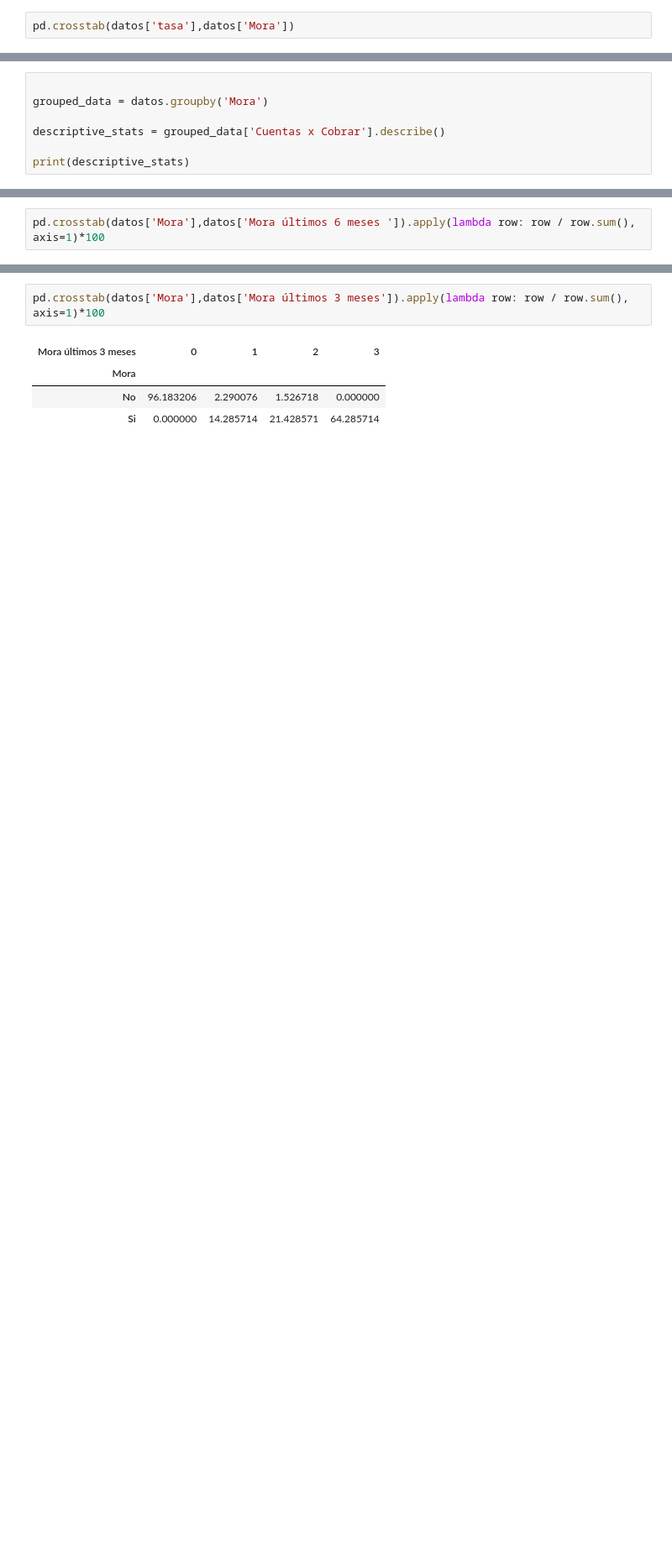
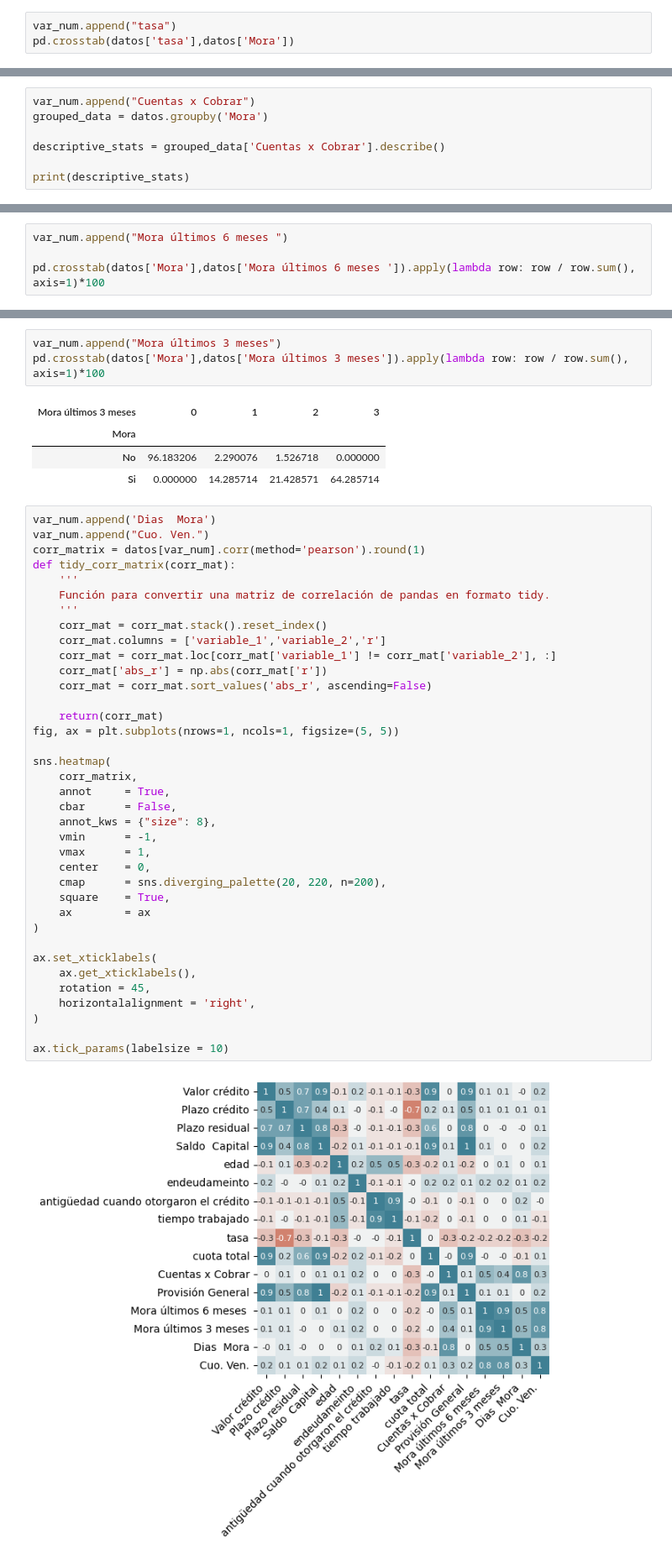
Before and after one commit to wicalo/ProyectoAna, a Jupyter notebook: Codigo/RegresionLogistica.ipynb, the cells around one changed output, grey strips where cells are left out. Shown: that part at 84% size. Saved outputs shown, nothing was run; the diff lists cells and outputs as text; blank space fills up the shorter version.

```diff
--- a/Codigo/RegresionLogistica.ipynb
+++ b/Codigo/RegresionLogistica.ipynb
@@ -205,6 +205,7 @@ plt.show()
 # %% [output]
 [figure]
 # %%
+var_num.append("tasa")
 pd.crosstab(datos['tasa'],datos['Mora'])
 # %% [output]
 | Mora | No | Si |
@@ -228,7 +229,7 @@ plt.show()
 # %% [output]
 [figure]
 # %%
-
+var_num.append("Cuentas x Cobrar")
 grouped_data = datos.groupby('Mora')
 
 descriptive_stats = grouped_data['Cuentas x Cobrar'].describe()
@@ -255,6 +256,8 @@ plt.show()
 # %% [output]
 [figure]
 # %%
+var_num.append("Mora últimos 6 meses ")
+
 pd.crosstab(datos['Mora'],datos['Mora últimos 6 meses ']).apply(lambda row: row / row.sum(), axis=1)*100
 # %% [output]
 | Mora últimos 6 meses | 0 | 1 | 2 | 3 | 4 | 5 | 6 |
@@ -262,9 +265,49 @@ pd.crosstab(datos['Mora'],datos['Mora últimos 6 meses ']).apply(lambda row: row
 | No | 90.839695 | 5.343511 | 1.526718 | 2.290076 | 0.000000 | 0.000000 | 0.000000 |
 | Si | 0.000000 | 0.000000 | 21.428571 | 21.428571 | 7.142857 | 7.142857 | 42.857143 |
 # %%
+var_num.append("Mora últimos 3 meses")
 pd.crosstab(datos['Mora'],datos['Mora últimos 3 meses']).apply(lambda row: row / row.sum(), axis=1)*100
 # %% [output]
 | Mora últimos 3 meses | 0 | 1 | 2 | 3 |
 | Mora |  |  |  |  |
 | No | 96.183206 | 2.290076 | 1.526718 | 0.000000 |
 | Si | 0.000000 | 14.285714 | 21.428571 | 64.285714 |
+# %%
+var_num.append('Dias  Mora')
+var_num.append("Cuo. Ven.")
+corr_matrix = datos[var_num].corr(method='pearson').round(1)
+def tidy_corr_matrix(corr_mat):
+    '''
+    Función para convertir una matriz de correlación de pandas en formato tidy.
+    '''
+    corr_mat = corr_mat.stack().reset_index()
+    corr_mat.columns = ['variable_1','variable_2','r']
+    corr_mat = corr_mat.loc[corr_mat['variable_1'] != corr_mat['variable_2'], :]
+    corr_mat['abs_r'] = np.abs(corr_mat['r'])
+    corr_mat = corr_mat.sort_values('abs_r', ascending=False)
+
+    return(corr_mat)
+fig, ax = plt.subplots(nrows=1, ncols=1, figsize=(5, 5))
+
+sns.heatmap(
+    corr_matrix,
+    annot     = True,
+    cbar      = False,
+    annot_kws = {"size": 8},
+    vmin      = -1,
+    vmax      = 1,
+    center    = 0,
+    cmap      = sns.diverging_palette(20, 220, n=200),
+    square    = True,
+    ax        = ax
+)
+
+ax.set_xticklabels(
+    ax.get_xticklabels(),
+    rotation = 45,
+    horizontalalignment = 'right',
+)
+
+ax.tick_params(labelsize = 10)
+# %% [output]
+[figure, added]
```
Also changed, not shown: parts of 31 cells of this notebook, 1 other file.
